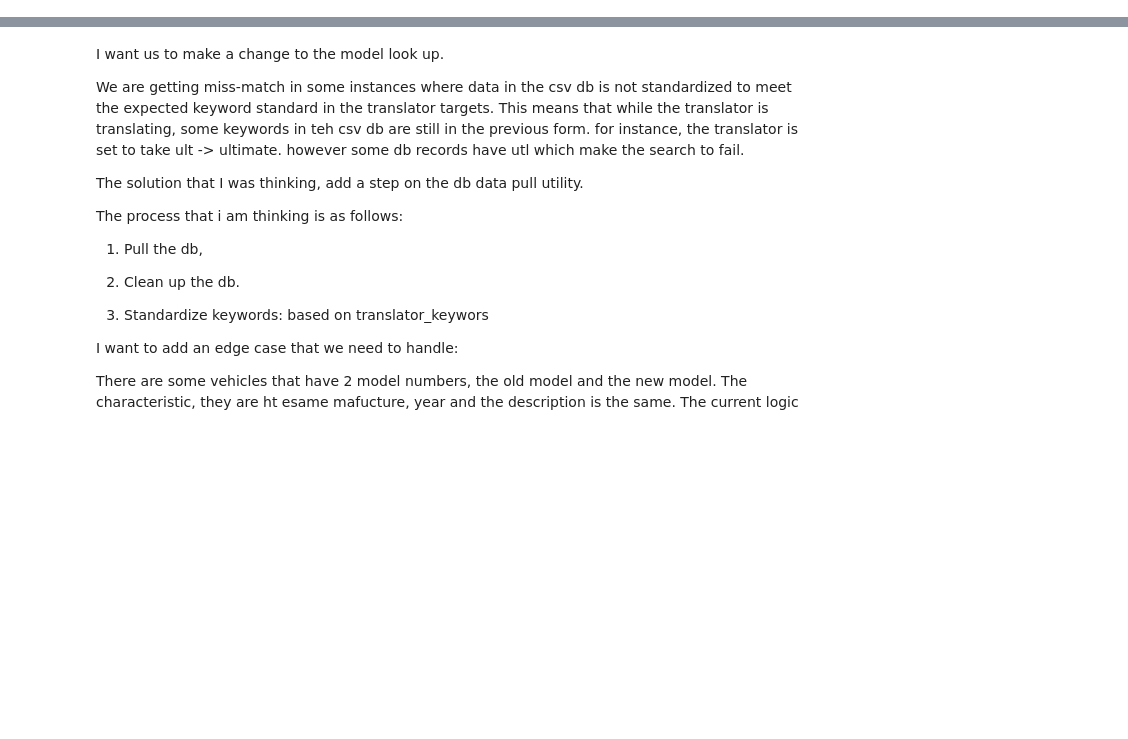
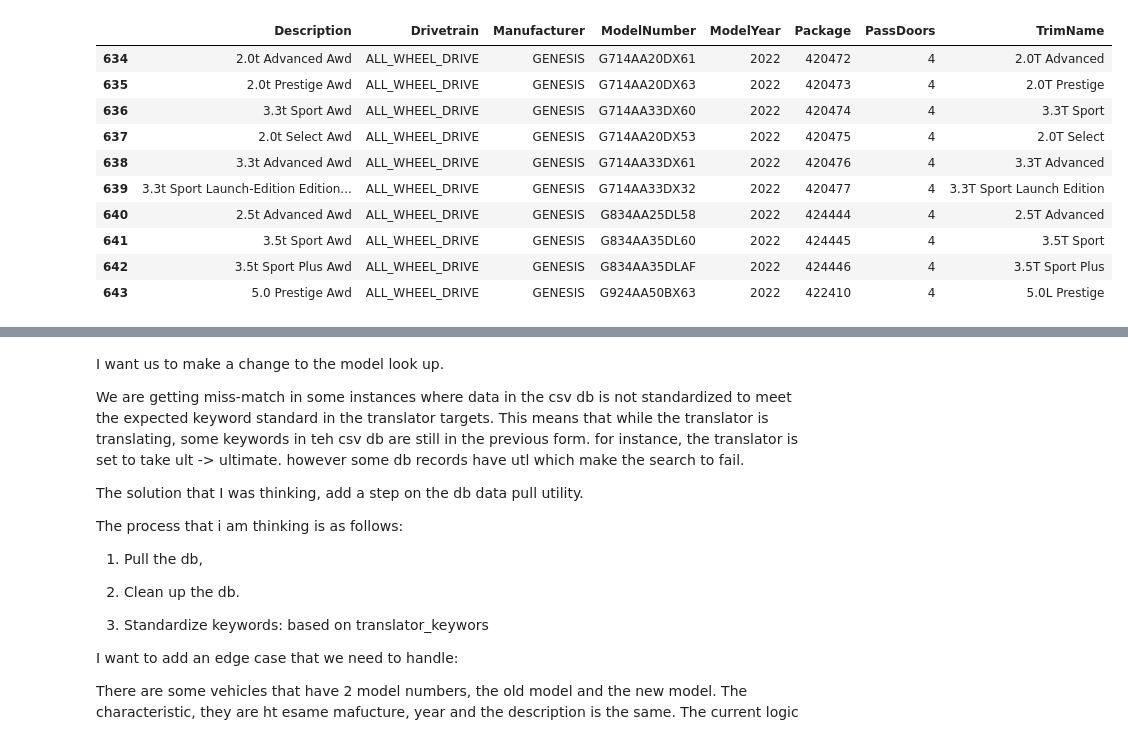
Before and after one commit to MeliPax/OEM_Accessories_v1, a Jupyter notebook: accy_v2/model_lookup/veh_model_service.ipynb, the cells around one changed output, grey strips where cells are left out. Drawn from its saved outputs; the diff is of its cells as text; code cells hidden in the pictures; blank space fills up the shorter version.

```diff
--- a/accy_v2/model_lookup/veh_model_service.ipynb
+++ b/accy_v2/model_lookup/veh_model_service.ipynb
@@ -47,3 +59,17 @@ make_df_hyundai = model_number_db[model_number_db["Manufacturer"] == "Hyundai"]
+# %%
+make_df_genesis.head(10)
+# %% [output]
+|  | Description | Drivetrain | Manufacturer | ModelNumber | ModelYear | Package | PassDoors | TrimName |
+| 634 | 2.0t Advanced Awd | ALL_WHEEL_DRIVE | GENESIS | G714AA20DX61 | 2022 | 420472 | 4 | 2.0T Advanced |
+| 635 | 2.0t Prestige Awd | ALL_WHEEL_DRIVE | GENESIS | G714AA20DX63 | 2022 | 420473 | 4 | 2.0T Prestige |
+| 636 | 3.3t Sport Awd | ALL_WHEEL_DRIVE | GENESIS | G714AA33DX60 | 2022 | 420474 | 4 | 3.3T Sport |
+| 637 | 2.0t Select Awd | ALL_WHEEL_DRIVE | GENESIS | G714AA20DX53 | 2022 | 420475 | 4 | 2.0T Select |
+| 638 | 3.3t Advanced Awd | ALL_WHEEL_DRIVE | GENESIS | G714AA33DX61 | 2022 | 420476 | 4 | 3.3T Advanced |
+| 639 | 3.3t Sport Launch-Edition Edition... | ALL_WHEEL_DRIVE | GENESIS | G714AA33DX32 | 2022 | 420477 | 4 | 3.3T Sport Launch Edition |
+| 640 | 2.5t Advanced Awd | ALL_WHEEL_DRIVE | GENESIS | G834AA25DL58 | 2022 | 424444 | 4 | 2.5T Advanced |
+| 641 | 3.5t Sport Awd | ALL_WHEEL_DRIVE | GENESIS | G834AA35DL60 | 2022 | 424445 | 4 | 3.5T Sport |
+| 642 | 3.5t Sport Plus Awd | ALL_WHEEL_DRIVE | GENESIS | G834AA35DLAF | 2022 | 424446 | 4 | 3.5T Sport Plus |
+| 643 | 5.0 Prestige Awd | ALL_WHEEL_DRIVE | GENESIS | G924AA50BX63 | 2022 | 422410 | 4 | 5.0L Prestige |
 # %%
 
 
```
Also changed, not shown: parts of 9 cells of this notebook, 31 other files.
